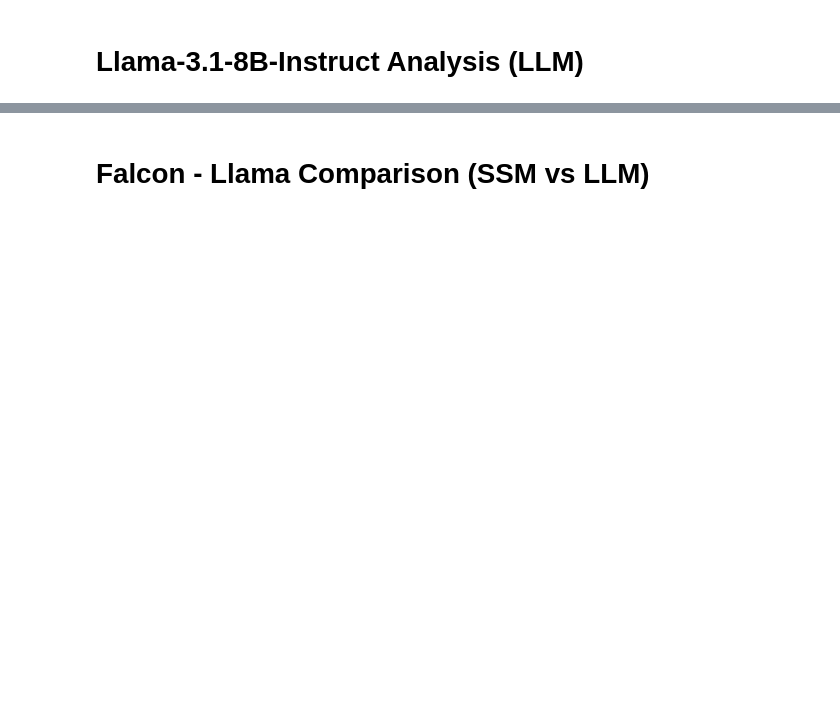
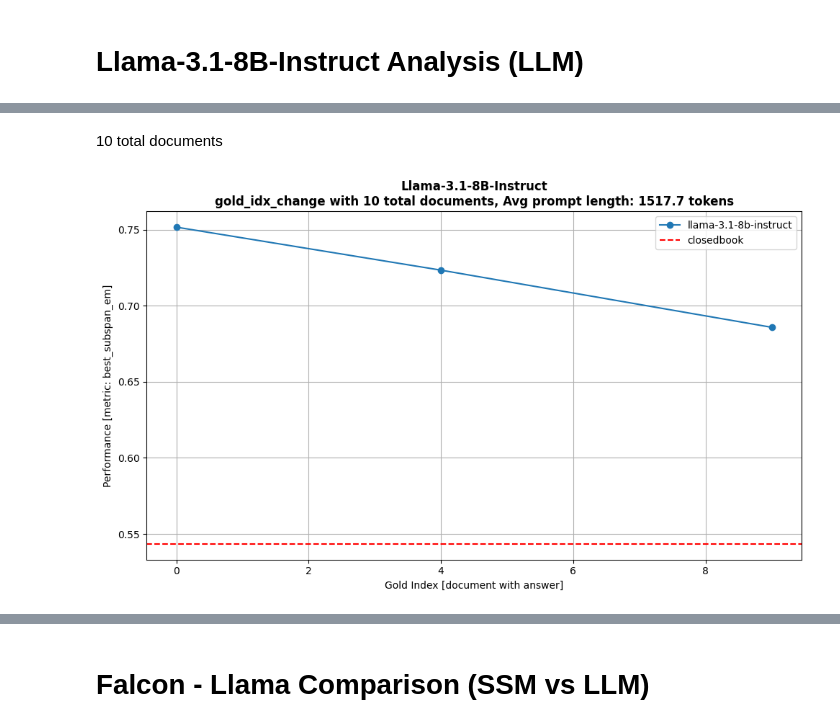
Before and after one commit to GalSarid21/deep-generative-models-biu, a Jupyter notebook: gold_index_change.ipynb, the cells around one changed output, grey strips where cells are left out. Saved outputs shown, nothing was run; the diff lists cells and outputs as text; code cells hidden in the pictures; blank space fills up the shorter version.

```diff
--- a/gold_index_change.ipynb
+++ b/gold_index_change.ipynb
@@ -100,0 +248,14 @@ plot_metric_over_documents([0, 4, 9], [[0.6, 0.4, 0.5], [0.67, 0.58, 0.61]], ["f
+# %%
+llama_closedbook_path = "./results/Llama-3.1-8B-Instruct/gold_idx_change_experiment/closedbook_prompting"
+llama_closedbook_file = list(Path(llama_closedbook_path).glob(f"*json"))[0]
+llama_openbook_path = "./results/Llama-3.1-8B-Instruct/gold_idx_change_experiment/openbook_prompting_mode"
+# %% [markdown]
+10 total documents
+# %%
+llama_openbook_file_10_docs = list(Path(f"{llama_openbook_path}/10_docs").glob(f"*json"))[0]
+plot_single_model_results_data(
+    openbook_path=llama_openbook_file_10_docs,
+    closedbook_path=llama_closedbook_file
+)
+# %% [output]
+[figure, added]
```
Also changed, not shown: parts of 31 cells of this notebook, 4 other files.
